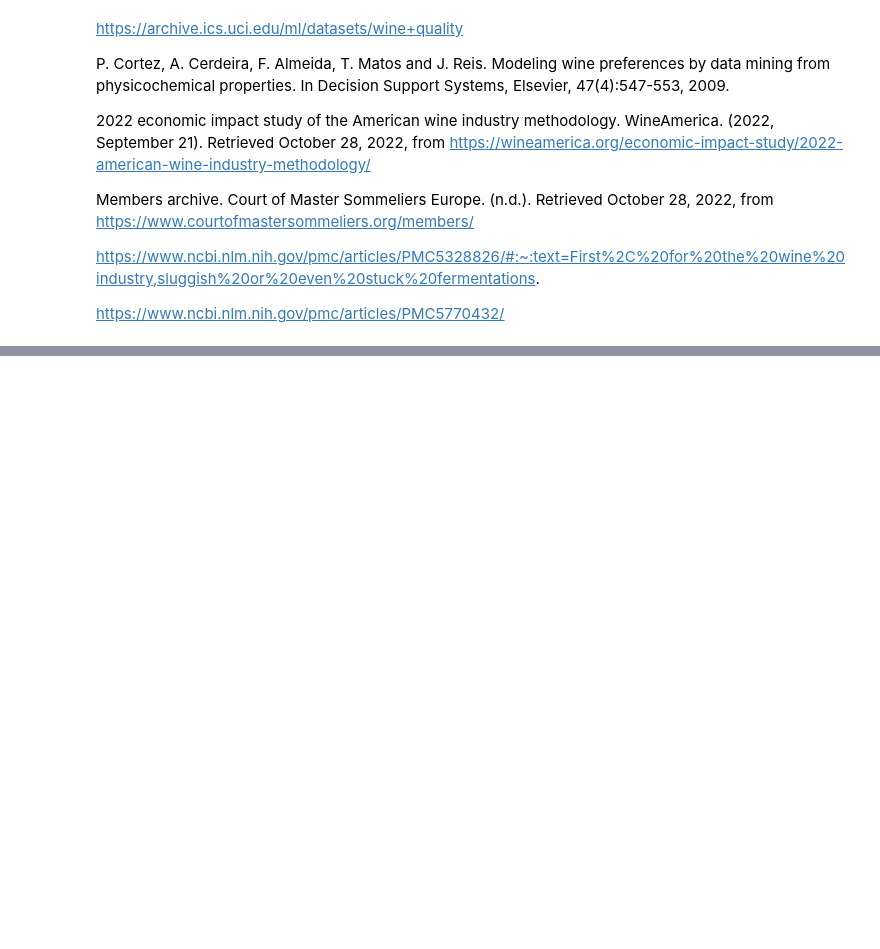
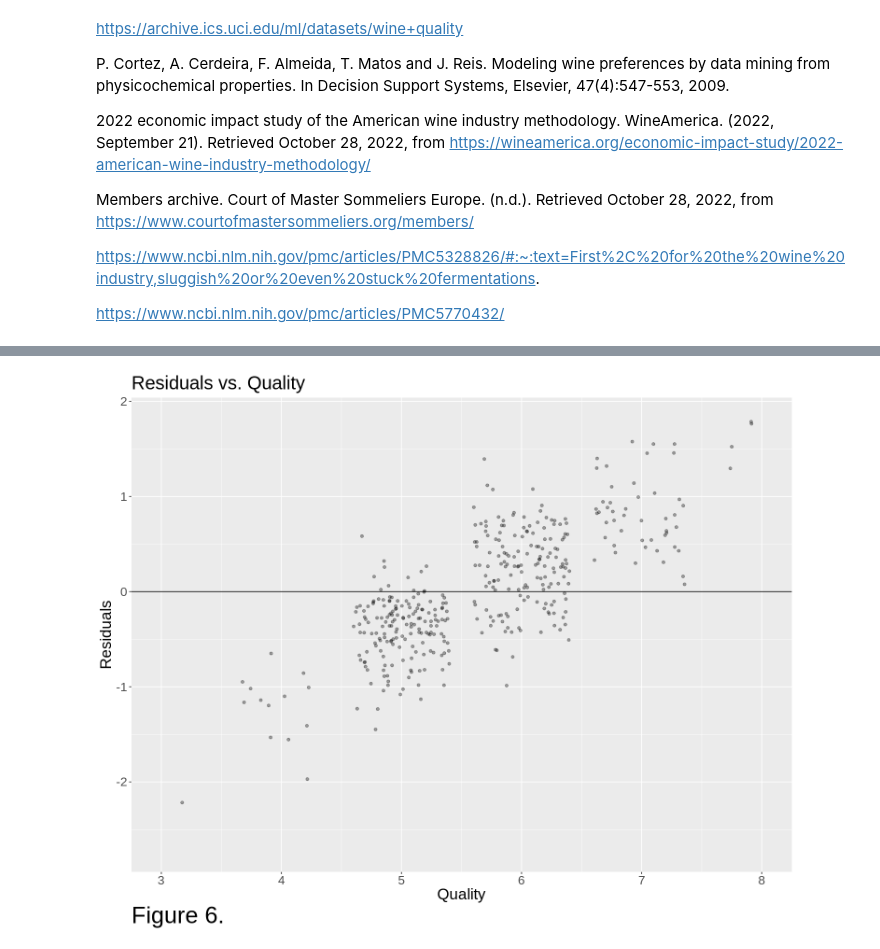
Before and after one commit to aleong2004/Wine-Quality-Prediction, a Jupyter notebook: Project.ipynb, the cells around one changed output, grey strips where cells are left out. Cells and saved outputs as stored; diff of their text form; code cells hidden in the pictures; blank space fills up the shorter version.

```diff
--- a/Project.ipynb
+++ b/Project.ipynb
@@ -406,3 +395,17 @@ Members archive. Court of Master Sommeliers Europe. (n.d.). Retrieved October 28
 https://www.ncbi.nlm.nih.gov/pmc/articles/PMC5328826/#:~:text=First%2C%20for%20the%20wine%20industry,sluggish%20or%20even%20stuck%20fermentations.
 
 https://www.ncbi.nlm.nih.gov/pmc/articles/PMC5770432/
+# %%
+
+lm_plot_prediction <- lm_fit |>
+         predict(wine_testing) |>
+         bind_cols(wine_testing) |>
+        mutate(residuals = quality - .pred)
+
+lm_plot_prediction
+lm_residual_plot <- lm_plot_prediction |> ggplot( aes(x =quality, y = residuals )) +
+                    geom_point(alpha = 0.35,  position = "jitter") +geom_hline(yintercept= 0)+
+                labs(x = "Quality", y= "Residuals", title = "Residuals vs. Quality", caption = "Figure 6.")+
+                    theme(text = element_text(size = 20),
+          plot.caption = element_text(size = 30, hjust = 0))+
+                scale_x_continuous(breaks = c(2,3,4,5,6,7,8), lim = c(3,8))
@@ -408,0 +423,3 @@ https://www.ncbi.nlm.nih.gov/pmc/articles/PMC5770432/
+# %%
+lm_residual_plot
+# %% [output]
@@ -408,0 +428 @@ https://www.ncbi.nlm.nih.gov/pmc/articles/PMC5770432/
+[figure, added]
```
Also changed, not shown: parts of 5 cells of this notebook.
